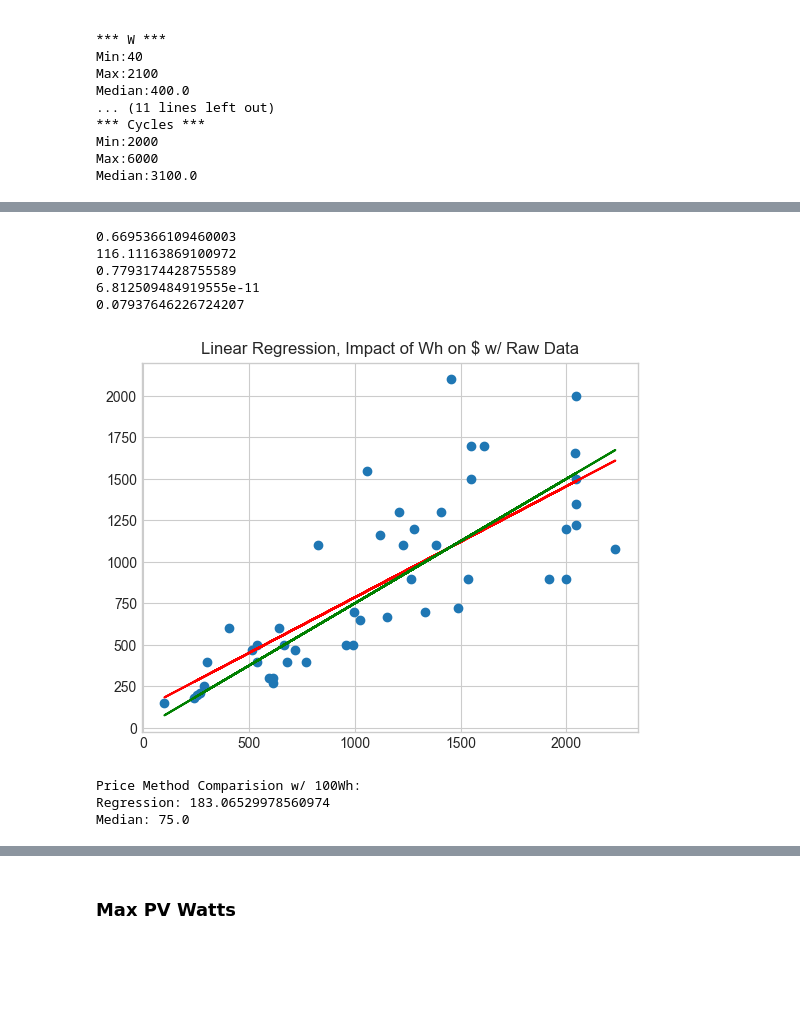
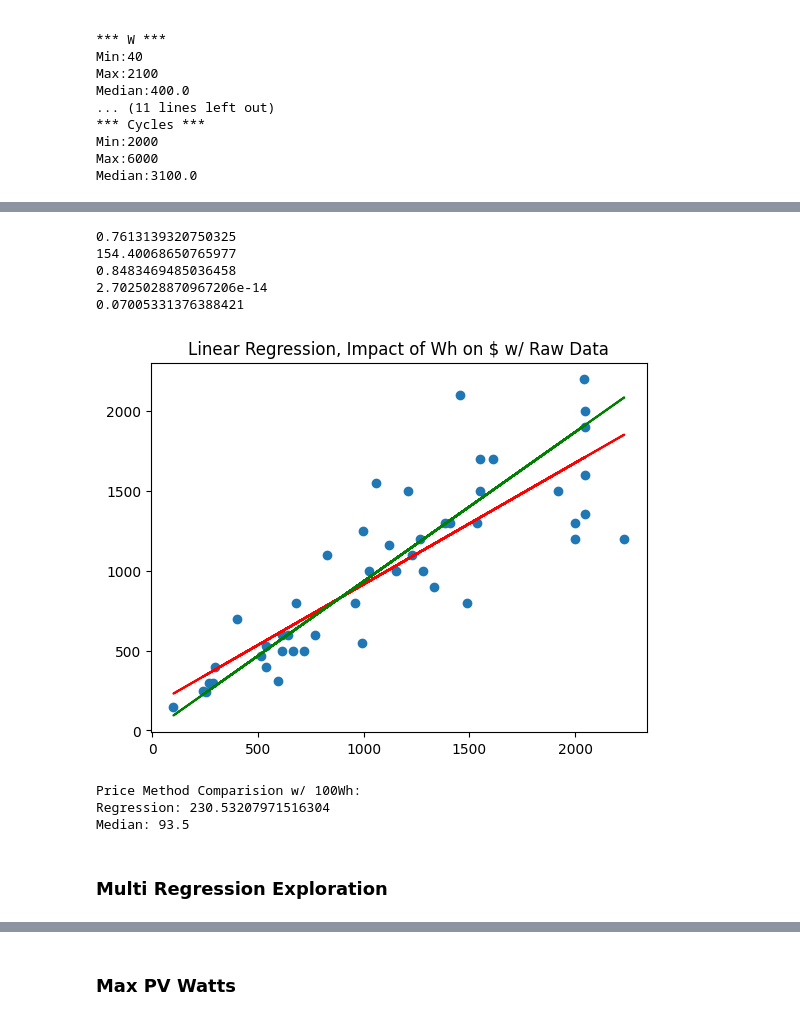
Before and after one commit to alexnathanson/communityDemandResponse-model, a Jupyter notebook: hardware-recommender/hardware-recommender.ipynb, the cells around one changed output, grey strips where cells are left out. Cells and saved outputs as stored; diff of their text form; code cells hidden in the pictures; blank space fills up the shorter version.

```diff
--- a/hardware-recommender/hardware-recommender.ipynb
+++ b/hardware-recommender/hardware-recommender.ipynb
@@ -76,12 +77,16 @@ Similarly, max PV watts is not purely determined by battery Wh because of design
 For other characteristics median is best.
 # %%
 # read in hardware data to dataframe
-hardware_df = pd.read_csv('data/DER_Hardware_November_LiFePo4_batteriespowerstations_updated_NOV19.csv')
+#hardware_df = pd.read_csv('data/DER_Hardware_November_LiFePo4_batteriespowerstations_updated_NOV19.csv')
+
+hardware_df = pd.read_csv('data/DER_Hardware_November_LiFePo4_batteriespowerstations_updated_NOV20.csv')
 
 #clean data - these columns aren't used in this analysis
 hardware_df = hardware_df.drop(columns=['Link','Battery Type','App Control','Bypass Mode','Min PV Voltage',
                                       'Inverter Efficiency','Inverter Watts', 'Warranty Years','Lifespan'])
 
+priceDate = '(11/20/2023)'
+
 print(hardware_df.shape)
 hardware_df.head()
 # %% [output]
@@ -209,39 +201,45 @@ plt.show()
 # %%
-pSlope, pIntercept, pR, pP, pStd_err = stats.linregress(hardware_df['Battery Wh'],hardware_df['Retail Price (11/12/2023)'])
+pSlope, pIntercept, pR, pP, pStd_err = stats.linregress(hardware_df['Battery Wh'],hardware_df['Full Price (11/20/2023)'])
 print(pSlope)
 print(pIntercept)
 print(pR)
 print(pP)
 print(pStd_err)
 
 
 def powerStationPrice(x):
   return pSlope * x + pIntercept
 
 priceModel = list(map(powerStationPrice, hardware_df['Battery Wh']))
 
-plt.scatter(hardware_df['Battery Wh'],hardware_df['Retail Price (11/12/2023)'])
+#retail prices (11/12/2023)
+#plt.scatter(hardware_df['Battery Wh'],hardware_df['Retail Price (11/12/2023)'], color='y',s=70)
+
+#full prices (11/20/2023)
+plt.scatter(hardware_df['Battery Wh'],hardware_df['Full Price (11/20/2023)'])
 
 #red is the regression line
 plt.plot(hardware_df['Battery Wh'], priceModel, color='r')
 
 #green is median price per Wh
-plt.plot(hardware_df['Battery Wh'],hardware_df['Battery Wh'] * hardware_df['Price per Wh'].median(), color='g')
+plt.plot(hardware_df['Battery Wh'],hardware_df['Battery Wh'] * hardware_df['Price per Wh (11/20/2023)'].median(), color='g')
 
 plt.title("Linear Regression, Impact of Wh on $ w/ Raw Data", fontdict=None, loc='center', pad=None)
 plt.show()
 # %% [output]
-0.6695366109460003
-116.11163869100972
-0.7793174428755589
-6.812509484919555e-11
-0.07937646226724207
+0.7613139320750325
+154.40068650765977
+0.8483469485036458
+2.7025028870967206e-14
+0.07005331376388421
-[figure, old version]
+[figure, new version]
 # %%
 print('Price Method Comparision w/ 100Wh:')
 print('Regression: ' + str(powerStationPrice(100)))
-print('Median: ' + str(hardware_df['Price per Wh'].median()*100))
+print('Median: ' + str(hardware_df['Price per Wh (11/20/2023)'].median()*100))
 # %% [output]
 Price Method Comparision w/ 100Wh:
-Regression: 183.06529978560974
-Median: 75.0
+Regression: 230.53207971516304
+Median: 93.5
+# %% [markdown]
+### Multi Regression Exploration
```
Also changed, not shown: parts of 41 cells of this notebook, 3 other files.
